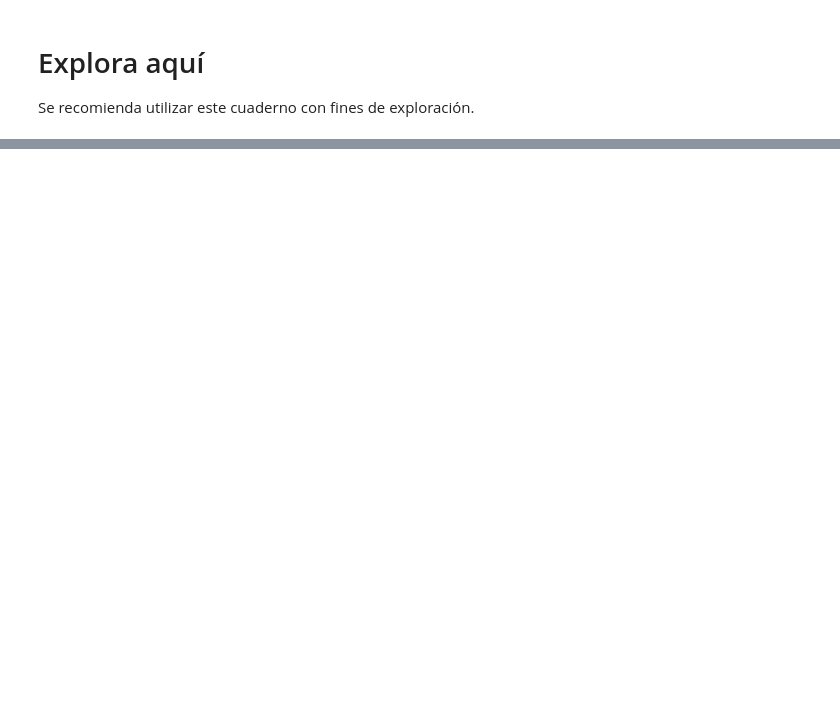
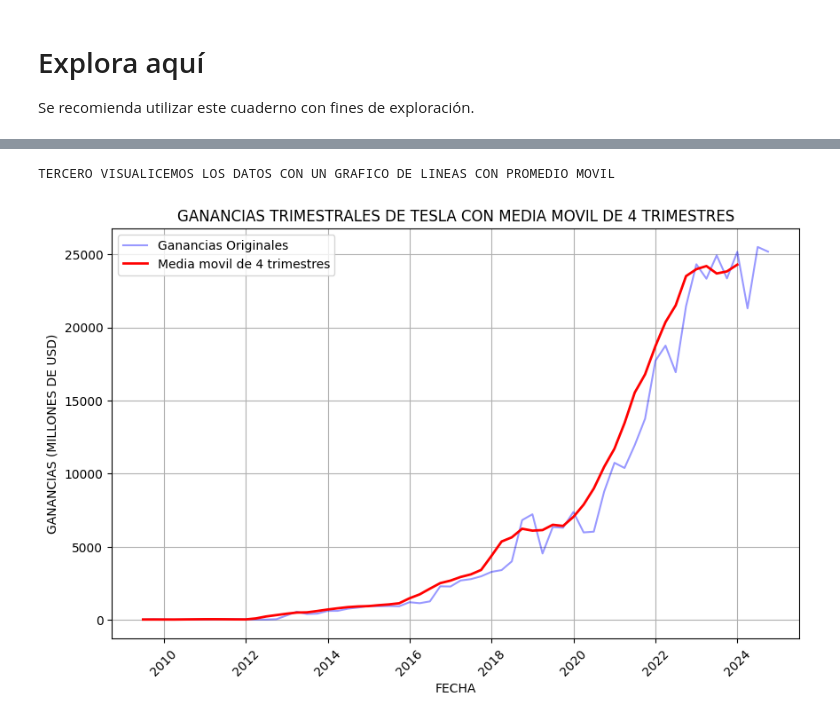
Before and after one commit to Jorge3127/web-scraping-project-tutorial-Jorge3127, a Jupyter notebook: src/explore.es.ipynb, the cells around one changed output, grey strips where cells are left out. Saved outputs shown, nothing was run; the diff lists cells and outputs as text; code cells hidden in the pictures; blank space fills up the shorter version.

```diff
--- a/src/explore.es.ipynb
+++ b/src/explore.es.ipynb
@@ -158,0 +106,18 @@ No data found in any table.
+# %%
+print("TERCERO VISUALICEMOS LOS DATOS CON UN GRAFICO DE LINEAS CON PROMEDIO MOVIL")
+# Calcular un promedio móvil de 4 trimestres
+df['Moving_Avg'] = df['Revenue'].rolling(window=4).mean()
+
+plt.figure(figsize=(10, 6))
+plt.plot(df['Date'], df['Revenue'], color='blue', alpha=0.4, label="Ganancias Originales")
+plt.plot(df['Date'], df['Moving_Avg'], color='red', linewidth=2, label="Media movil de 4 trimestres")
+plt.title("GANANCIAS TRIMESTRALES DE TESLA CON MEDIA MOVIL DE 4 TRIMESTRES")
+plt.xlabel("FECHA")
+plt.ylabel("GANANCIAS (MILLONES DE USD)")
+plt.legend()
+plt.grid(True)
+plt.xticks(rotation=45)
+plt.show()
+# %% [output]
+TERCERO VISUALICEMOS LOS DATOS CON UN GRAFICO DE LINEAS CON PROMEDIO MOVIL
+[figure, added]
```
Also changed, not shown: parts of 6 cells of this notebook, 1 other file.
